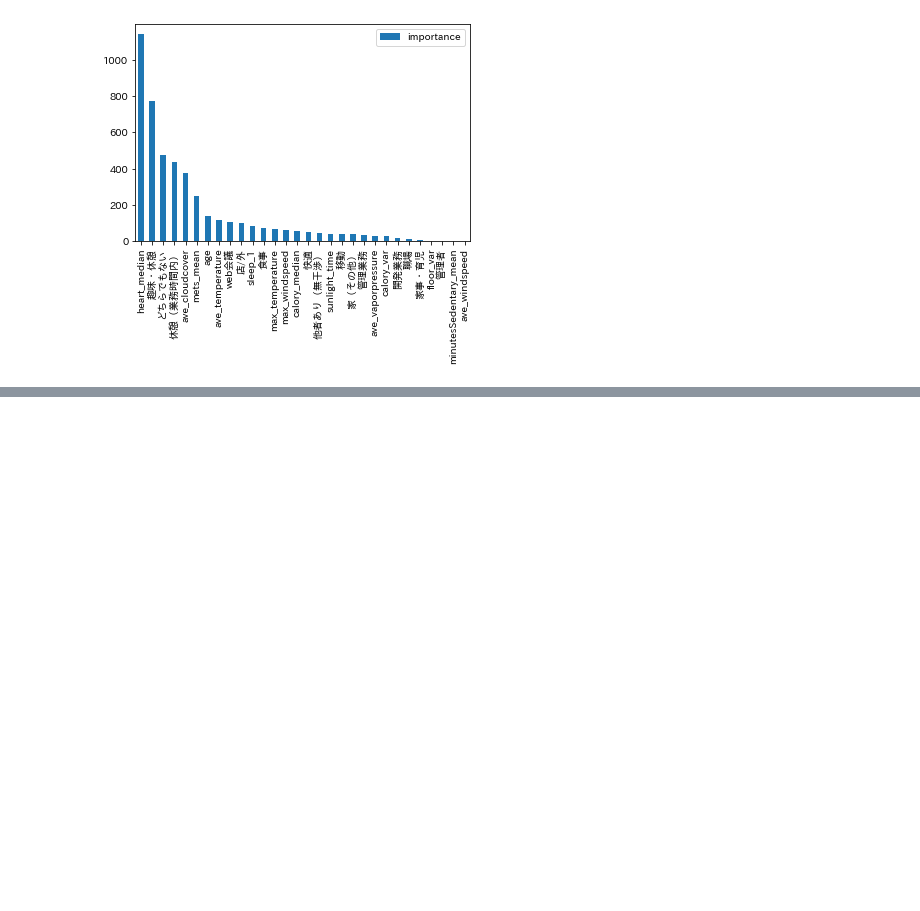
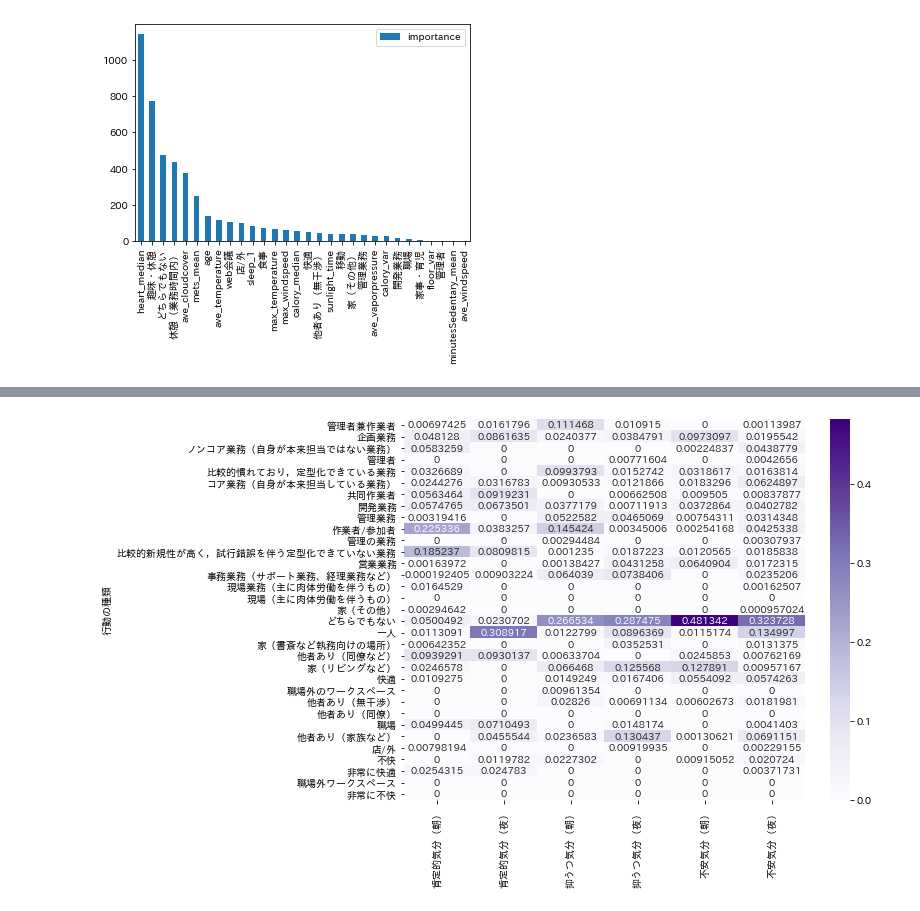
Before and after one commit to yusukennn/research_mental_prediction, a Jupyter notebook: code/analyse/analyse_all_data.ipynb, the cells around one changed output, grey strips where cells are left out. Saved outputs shown, nothing was run; the diff lists cells and outputs as text; code cells hidden in the pictures; blank space fills up the shorter version.

```diff
--- a/code/analyse/analyse_all_data.ipynb
+++ b/code/analyse/analyse_all_data.ipynb
@@ -1111,3 +1168,32 @@ importance.sort_values('importance', ascending=False)[0:30].plot.bar()
 # %% [output]
 <AxesSubplot:>
 [figure]
+# %%
+all_importance_kind = pd.read_csv('./kind_dams_importance.csv')
+all_importance_detail = pd.read_csv('./detail_dams_importance.csv')
+# %%
+import matplotlib.pyplot as plt
+import seaborn as sns
+import pandas as pd
+import numpy as np
+import japanize_matplotlib
+
+all_importance_detail = all_importance_detail.rename(columns={
+    '朝アンケートの肯定的気分':'肯定的気分（朝）'
+    'importance_positive_score_label_morning':'肯定的気分（朝）',
+    'importance_depressive_score_label_morning':'抑うつ気分（朝）',
+    'importance_anxious_score_label_morning':'不安気分（朝）',
+    'importance_positive_score_label_night':'肯定的気分（夜）',
+    'importance_depressive_score_label_night':'抑うつ気分（夜）',
+    'importance_anxious_score_label_night':'不安気分（夜）'})
+
+all_importance_kind = all_importance_kind.rename(columns={
+    'importance_positive_score_label_morning':'肯定的気分（朝）',
+    'importance_depressive_score_label_morning':'抑うつ気分（朝）',
+    'importance_anxious_score_label_morning':'不安気分（朝）',
+    'importance_positive_score_label_night':'肯定的気分（夜）',
+    'importance_depressive_score_label_night':'抑うつ気分（夜）',
+    'importance_anxious_score_label_night':'不安気分（夜）'})
+plt.figure(figsize=(16, 12))
+sns.heatmap(all_importance_detail.set_index('Unnamed: 0'), annot=True, fmt='g', cmap='Purples')
+plt.show()
@@ -1113,0 +1202,5 @@ importance.sort_values('importance', ascending=False)[0:30].plot.bar()
+# %%
+all_importance_detail=all_importance_detail.rename(columns={'朝アンケートの肯定的気分':'肯定的気分（朝）'})
+all_importance_kind=all_importance_kind.rename(columns={'朝アンケートの肯定的気分':'肯定的気分（朝）'})
+
+# all_importance_detail=all_importance_detail.set_index('Unnamed: 0')
@@ -1113,0 +1240,9 @@ importance.sort_values('importance', ascending=False)[0:30].plot.bar()
+# %%
+normal_imp_detail = all_importance_detail.reset_index().rename(columns={'Unnamed: 0':'行動の種類'}).set_index('行動の種類')
+normal_imp_detail = normal_imp_detail[['肯定的気分（朝）','肯定的気分（夜）', '抑うつ気分（朝）' , '抑うつ気分（夜）', '不安気分（朝）', '不安気分（夜）']]
+# normal_imp_detail = normal_imp_detail[['肯定的気分（朝）','肯定的気分（夜）', '抑うつ気分（朝）' , '抑うつ気分（夜）', '不安気分（朝）', '不安気分（夜）']]
+plt.figure(figsize=(9, 7))
+sns.heatmap(normal_imp_detail, annot=True, fmt='g', cmap='Purples')
+plt.show()
+# %% [output]
+[figure, added]
```
Also changed, not shown: parts of 13 cells of this notebook, 4 other files.
